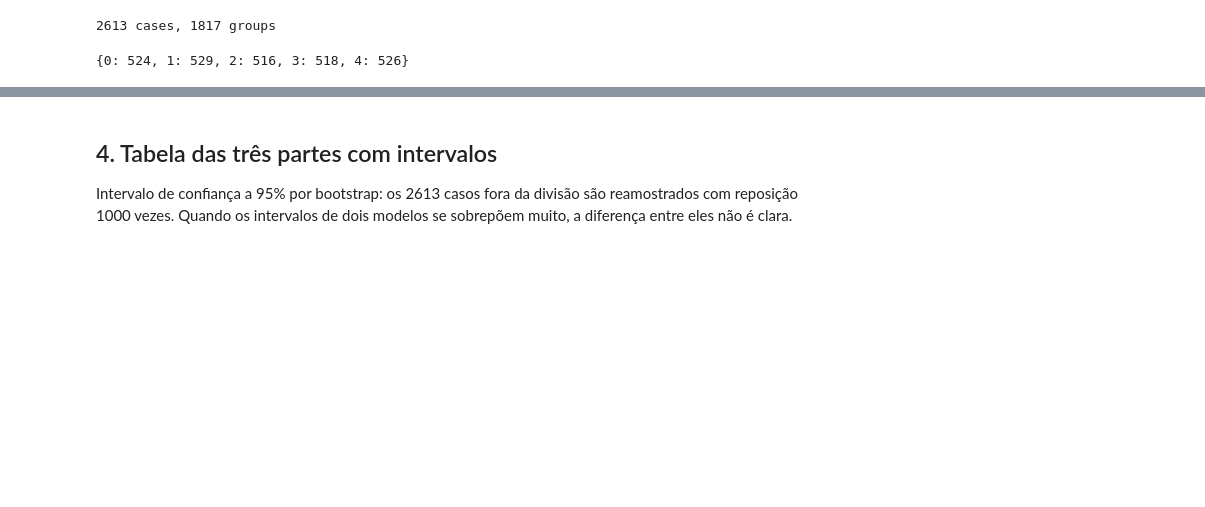
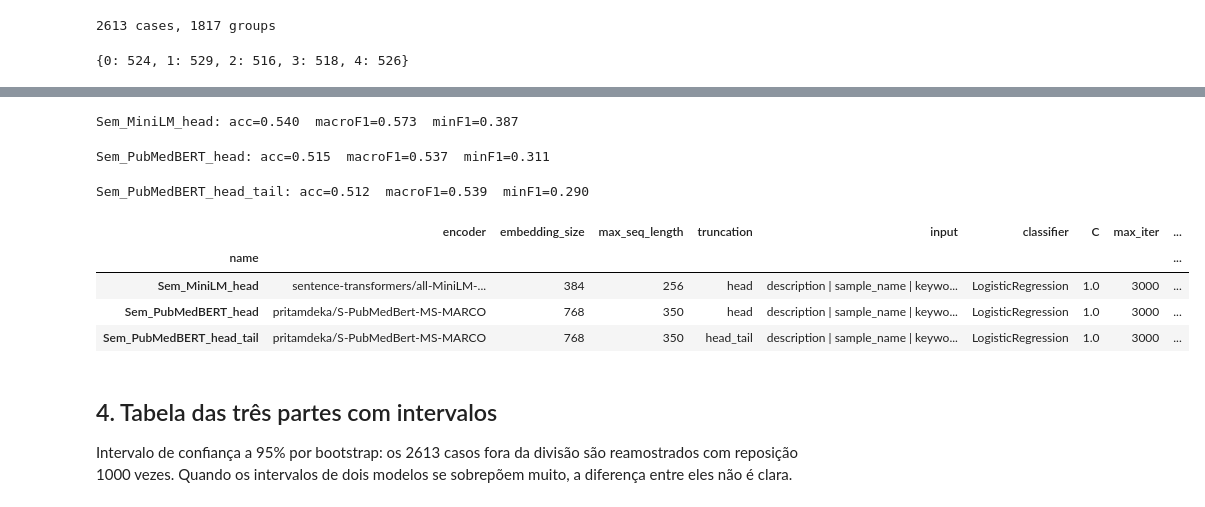
Before and after one commit to mariana2103/Projeto2-NLP-task, a Jupyter notebook: notebooks/notebook3_semantico_resultados.ipynb, the cells around one changed output, grey strips where cells are left out. Drawn from its saved outputs; the diff is of its cells as text; code cells hidden in the pictures; blank space fills up the shorter version.

```diff
--- a/notebooks/notebook3_semantico_resultados.ipynb
+++ b/notebooks/notebook3_semantico_resultados.ipynb
@@ -31,7 +31,11 @@ sys.path.insert(0, str(root / 'src'))
 #Person 1's code (via person 2's module), imported without changes: same data preparation, keyword handling, class weights and metrics
 from parte1_base import prepare_data, prepare_texts, class_weights, measure, specialties, load_test
 
+#S1 = final model of person 2. If the augmentation (notebook 2, step 8) wins, change this to that folder (for example 'augmentation_target')
+S1_FOLDER = 'class_weights_q1'
+
 data_folder = root / 'data'
+part1_folder = root / 'results' / 'notebook1'
 part2_folder = root / 'results' / 'notebook2'
 study_folder = root / 'results' / 'notebook3'
 study_folder.mkdir(parents=True, exist_ok=True)
@@ -60,8 +66,10 @@ def load_predictions(folder):
     return table['prediction'].reindex(data['row_id']).values
 
 predictions = {
-    'B1': load_predictions(part2_folder / 'start_person1_best'),
-    'S1': load_predictions(part2_folder / 'class_weights_q1'),
+    'Majority': load_predictions(part1_folder / 'majority_class'),
+    'NB': load_predictions(part1_folder / 'description_nb_stemming'),
+    'B1': load_predictions(part1_folder / 'all_fields_balanced_class_weights'),
+    'S1': load_predictions(part2_folder / S1_FOLDER),
 }
 gold = data['medical_specialty'].values
 for name, pred in predictions.items():
@@ -121,18 +129,28 @@ Warning: You are sending unauthenticated requests to the HF Hub. Please set a HF
 # %%
-#Out-of-fold predictions on person 1's folds
-semantic_pred = np.empty(len(data), dtype=object)
-for fold in sorted(data['fold'].unique()):
-    train, valid = data['fold'] != fold, data['fold'] == fold
-    classifier = LogisticRegression(C=C, max_iter=3000)
-    classifier.fit(X[train], gold[train], sample_weight=class_weights(list(gold[train]), q=1))
-    semantic_pred[valid.values] = classifier.predict(X[valid])
+#Out-of-fold predictions on person 1's folds, one run per (model, truncation)
+hyperparameters = []
+for model_name, truncation in SEMANTIC_RUNS:
+    X, encoder = embed(model_name, truncation)
+    pred = np.empty(len(data), dtype=object)
+    for fold in sorted(data['fold'].unique()):
+        train, valid = data['fold'] != fold, data['fold'] == fold
+        classifier = LogisticRegression(C=C, max_iter=3000)
+        classifier.fit(X[train], gold[train], sample_weight=class_weights(list(gold[train]), q=1))
+        pred[valid.values] = classifier.predict(X[valid])
 
-name = f'Sem_{slug}'
-predictions[name] = semantic_pred
-out = study_folder / f'semantic_{slug}_{TRUNCATION}'
-out.mkdir(exist_ok=True)
-pd.DataFrame({'row_id': data['row_id'], 'group_id': data['group_id'], 'medical_specialty': gold,
-              'prediction': semantic_pred, 'fold': data['fold']}).to_csv(out / 'predictions.csv', index=False)
-m = measure(gold, semantic_pred)
-print(f"{name}: acc={m['accuracy']:.3f}  macroF1={m['macro_f1']:.3f}  minF1={m['min_f1']:.3f}")
+    slug = model_name.split('/')[-1]
+    name = f"Sem_{'MiniLM' if 'MiniLM' in slug else 'PubMedBERT'}_{truncation}"
+    predictions[name] = pred
+    out = study_folder / f'semantic_{slug}_{truncation}'
+    out.mkdir(exist_ok=True)
+    pd.DataFrame({'row_id': data['row_id'], 'group_id': data['group_id'], 'medical_specialty': gold,
+                  'prediction': pred, 'fold': data['fold']}).to_csv(out / 'predictions.csv', index=False)
+    hyperparameters.append({'name': name, 'encoder': model_name, 'embedding_size': X.shape[1], 'max_seq_length': encoder.max_seq_length,
+                            'truncation': truncation, 'input': 'description | sample_name | keywords (1st stripped) | transcription',
+                            'classifier': 'LogisticRegression', 'C': C, 'max_iter': 3000, 'class_weights': 'q=1 (balanced)', 'device': device})
+    m = measure(gold, pred)
+    print(f"{name}: acc={m['accuracy']:.3f}  macroF1={m['macro_f1']:.3f}  minF1={m['min_f1']:.3f}")
+
+pd.DataFrame(hyperparameters).to_csv(study_folder / 'hiperparametros_semantico.csv', index=False)
+pd.DataFrame(hyperparameters).set_index('name')
 # %% [output]
@@ -140,3 +158,11 @@ Sem_all-MiniLM-L6-v2: acc=0.540  macroF1=0.573  minF1=0.387
+Sem_MiniLM_head: acc=0.540  macroF1=0.573  minF1=0.387
+Sem_PubMedBERT_head: acc=0.515  macroF1=0.537  minF1=0.311
+Sem_PubMedBERT_head_tail: acc=0.512  macroF1=0.539  minF1=0.290
+|  | encoder | embedding_size | max_seq_length | truncation | input | classifier | C | max_iter | ... |
+| name |  |  |  |  |  |  |  |  | ... |
+| Sem_MiniLM_head | sentence-transformers/all-MiniLM-... | 384 | 256 | head | description | sample_name | keywo... | LogisticRegression | 1.0 | 3000 | ... |
+| Sem_PubMedBERT_head | pritamdeka/S-PubMedBert-MS-MARCO | 768 | 350 | head | description | sample_name | keywo... | LogisticRegression | 1.0 | 3000 | ... |
+| Sem_PubMedBERT_head_tail | pritamdeka/S-PubMedBert-MS-MARCO | 768 | 350 | head_tail | description | sample_name | keywo... | LogisticRegression | 1.0 | 3000 | ... |
 # %% [markdown]
 ## 4. Tabela das três partes com intervalos
 Intervalo de confiança a 95% por bootstrap: os 2613 casos fora da divisão são reamostrados com reposição 1000 vezes. Quando os intervalos de dois modelos se sobrepõem muito, a diferença entre eles não é clara.
```
Also changed, not shown: parts of 12 cells of this notebook, 13 other files.
